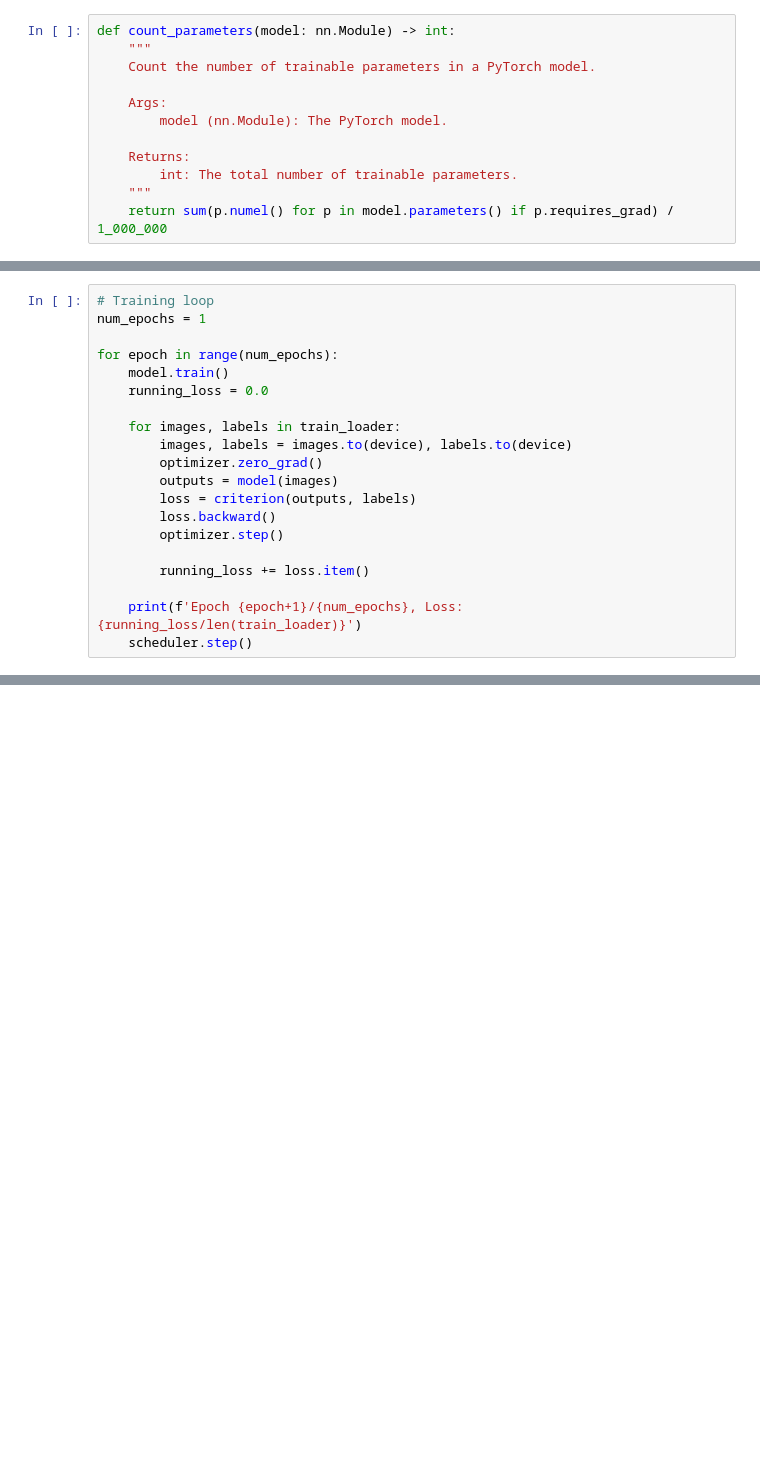
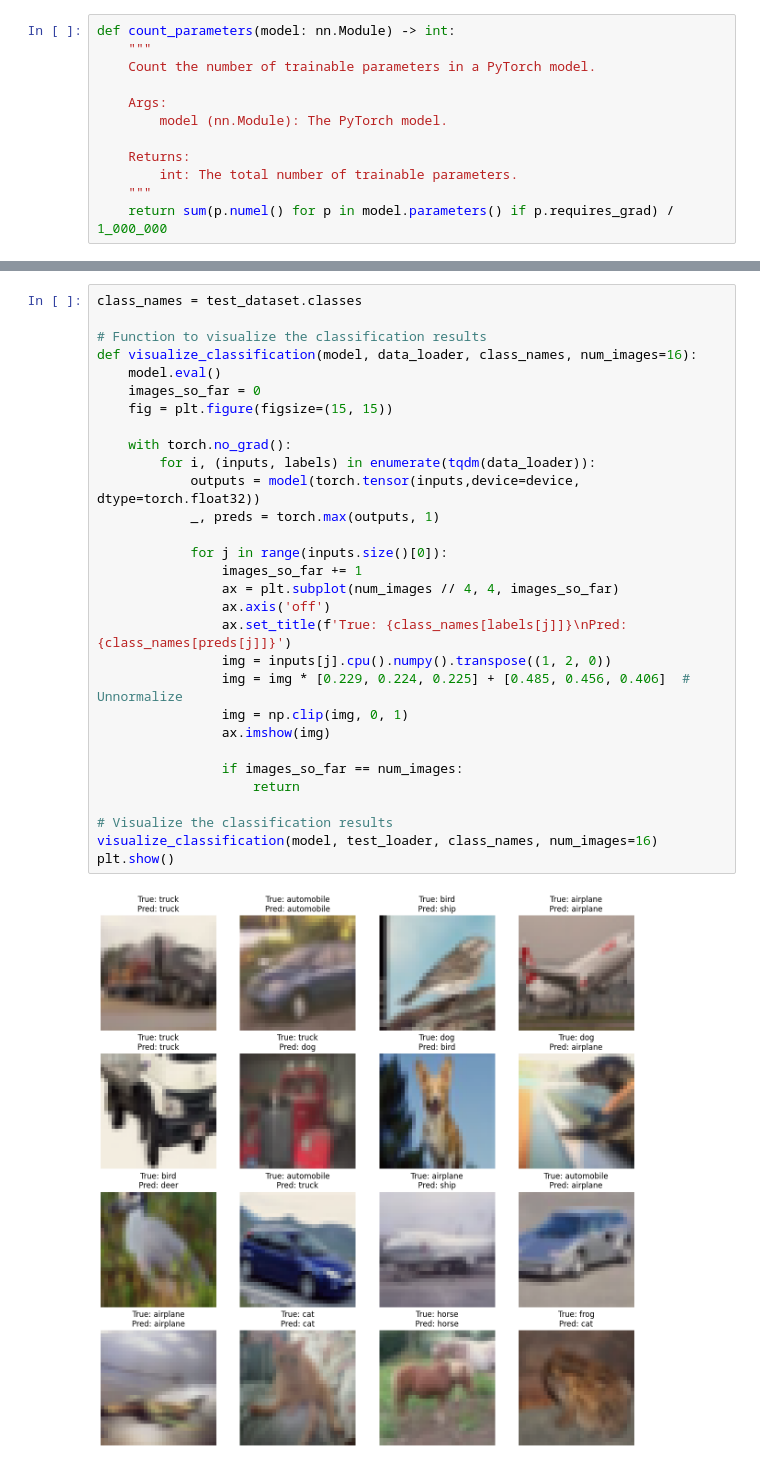
Before and after one commit to AbeRodz/Vision-Transformers, a Jupyter notebook: vit.ipynb, the cells around one changed output, grey strips where cells are left out. Cells and saved outputs as stored; diff of their text form; blank space fills up the shorter version.

```diff
--- a/vit.ipynb
+++ b/vit.ipynb
@@ -247,20 +257,0 @@ count_parameters(model)
-# %%
-# Training loop
-num_epochs = 1
-
-for epoch in range(num_epochs):
-    model.train()
-    running_loss = 0.0
-
-    for images, labels in train_loader:
-        images, labels = images.to(device), labels.to(device)
-        optimizer.zero_grad()
-        outputs = model(images)
-        loss = criterion(outputs, labels)
-        loss.backward()
-        optimizer.step()
-
-        running_loss += loss.item()
-
-    print(f'Epoch {epoch+1}/{num_epochs}, Loss: {running_loss/len(train_loader)}')
-    scheduler.step()
@@ -272,0 +310,32 @@ model()
+# %%
+class_names = test_dataset.classes
+
+# Function to visualize the classification results
+def visualize_classification(model, data_loader, class_names, num_images=16):
+    model.eval()
+    images_so_far = 0
+    fig = plt.figure(figsize=(15, 15))
+
+    with torch.no_grad():
+        for i, (inputs, labels) in enumerate(tqdm(data_loader)):
+            outputs = model(torch.tensor(inputs,device=device, dtype=torch.float32))
+            _, preds = torch.max(outputs, 1)
+
+            for j in range(inputs.size()[0]):
+                images_so_far += 1
+                ax = plt.subplot(num_images // 4, 4, images_so_far)
+                ax.axis('off')
+                ax.set_title(f'True: {class_names[labels[j]]}\nPred: {class_names[preds[j]]}')
+                img = inputs[j].cpu().numpy().transpose((1, 2, 0))
+                img = img * [0.229, 0.224, 0.225] + [0.485, 0.456, 0.406]  # Unnormalize
+                img = np.clip(img, 0, 1)
+                ax.imshow(img)
+
+                if images_so_far == num_images:
+                    return
+
+# Visualize the classification results
+visualize_classification(model, test_loader, class_names, num_images=16)
+plt.show()
+# %% [output]
+[figure, added]
```
Also changed, not shown: parts of 26 cells of this notebook.
